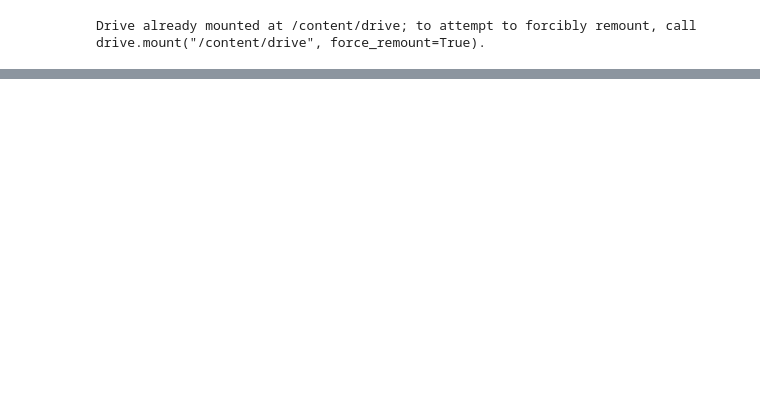
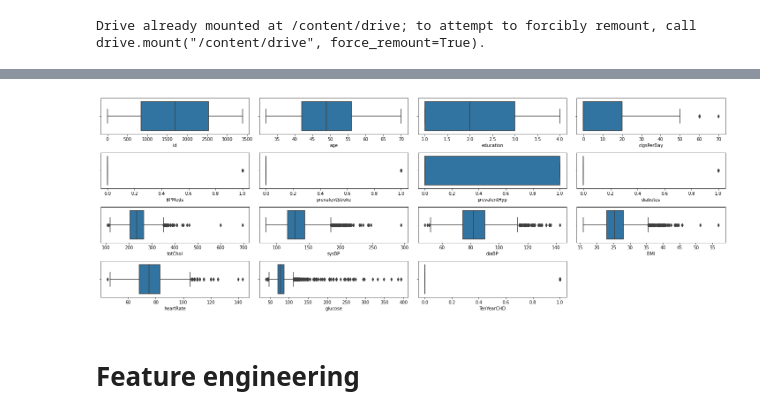
Before and after one commit to niteshavagabond/Cardiovascular-Risk-Prediction, a Jupyter notebook: Cardiovascular_Risk_Prediction.ipynb, the cells around one changed output, grey strips where cells are left out. Drawn from its saved outputs; the diff is of its cells as text; code cells hidden in the pictures; blank space fills up the shorter version.

```diff
--- a/Cardiovascular_Risk_Prediction.ipynb
+++ b/Cardiovascular_Risk_Prediction.ipynb
@@ -54,0 +99,17 @@ df = pd.read_csv('/content/drive/MyDrive/AlmaBetter/Cardiovascular Risk Predicti
+# %%
+# looking for outliers of every fearture of dataset with the help of boxplot
+import warnings
+warnings.simplefilter(action='ignore',category=FutureWarning)
+plt.figure(figsize = (20, 10))
+num_it = 1
+
+for col in df.describe().columns:
+    plt.subplot(6,4,num_it)
+    sns.boxplot(df[col])
+    num_it+=1
+
+plt.tight_layout()
+# %% [output]
+[figure, added]
+# %% [markdown]
+# Feature engineering
```
Also changed, not shown: parts of 95 cells of this notebook.
